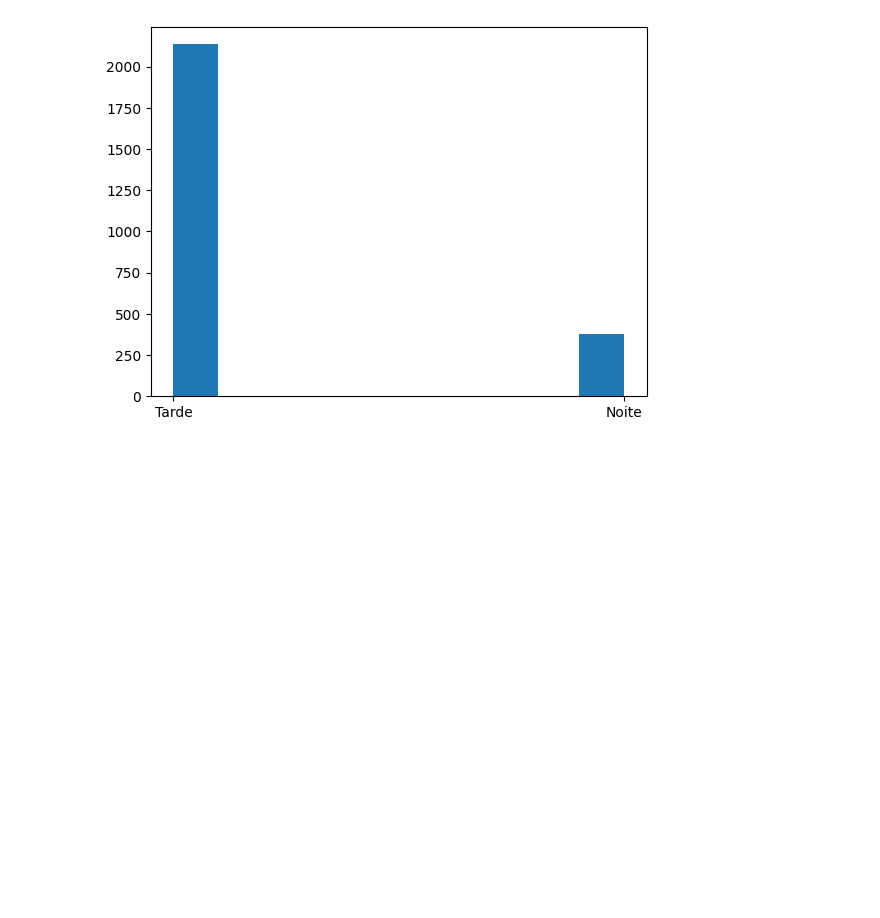
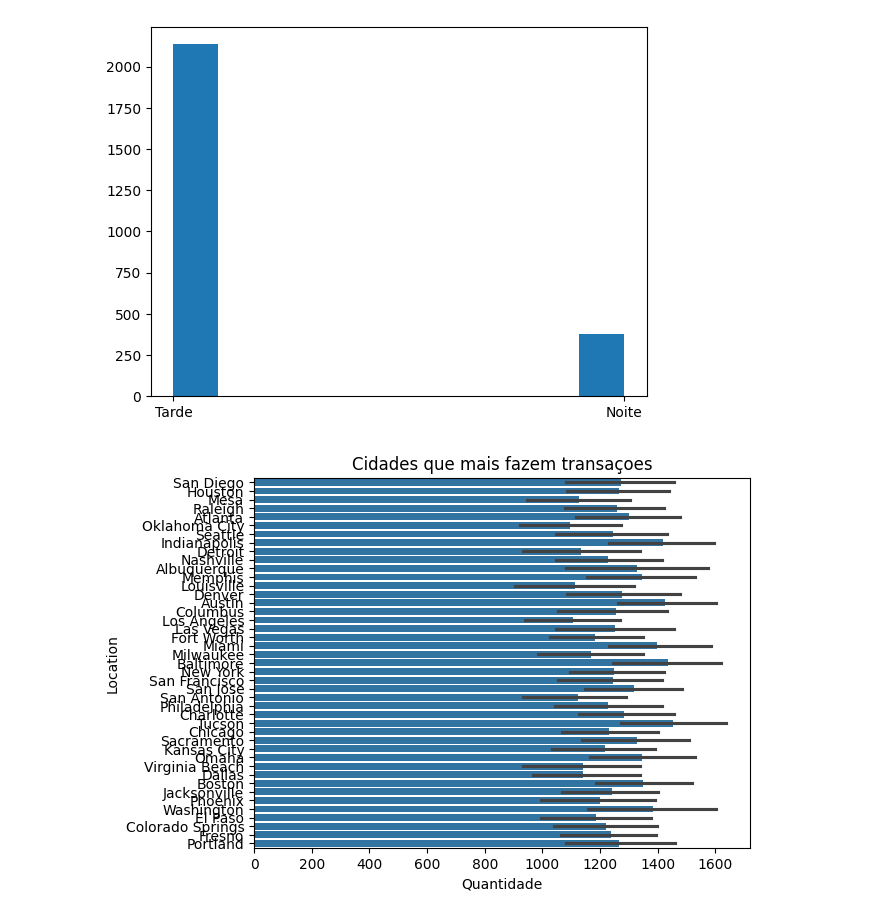
Before and after one commit to WesleySouza13/Bank-Transaction-Dataset-for-Fraud-Detection, a Jupyter notebook: Untitled-1.ipynb, the cells around one changed output. Drawn from its saved outputs; the diff is of its cells as text; code cells hidden in the pictures; blank space fills up the shorter version.

```diff
--- a/Untitled-1.ipynb
+++ b/Untitled-1.ipynb
@@ -205,3 +205,10 @@ plt.hist(data['periodo_dia'])
  array([0. , 0.1, 0.2, 0.3, 0.4, 0.5, 0.6, 0.7, 0.8, 0.9, 1. ]),
  <BarContainer object of 10 artists>)
 [figure]
+# %%
+plt.title('Cidades que mais fazem transaçoes')
+plt.xlabel('Quantidade')
+sns.barplot(data['Location'])
+plt.show()
+# %% [output]
+[figure, added]
```
Also changed, not shown: parts of 3 cells of this notebook.
